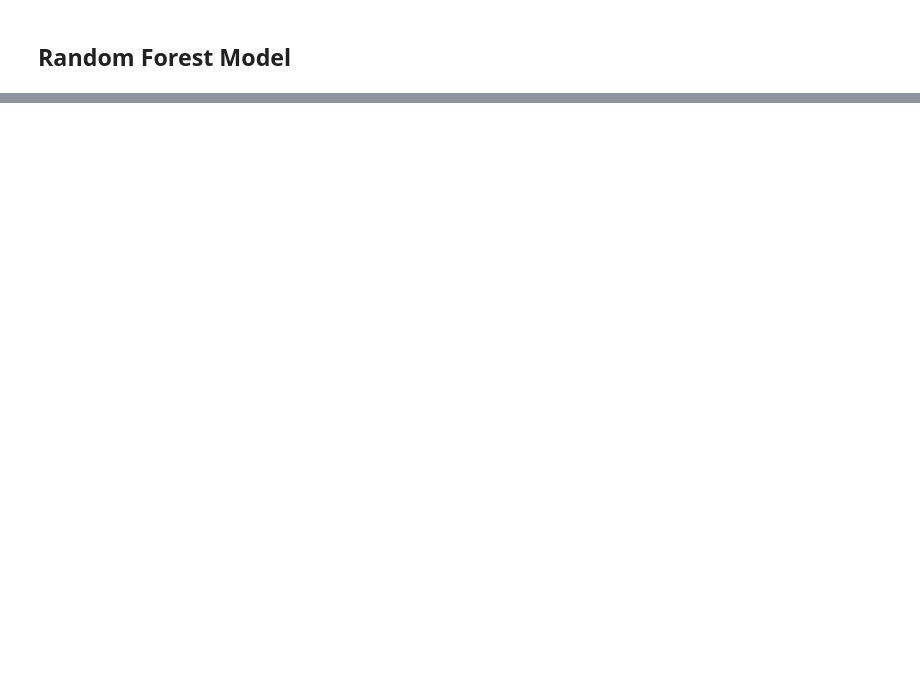
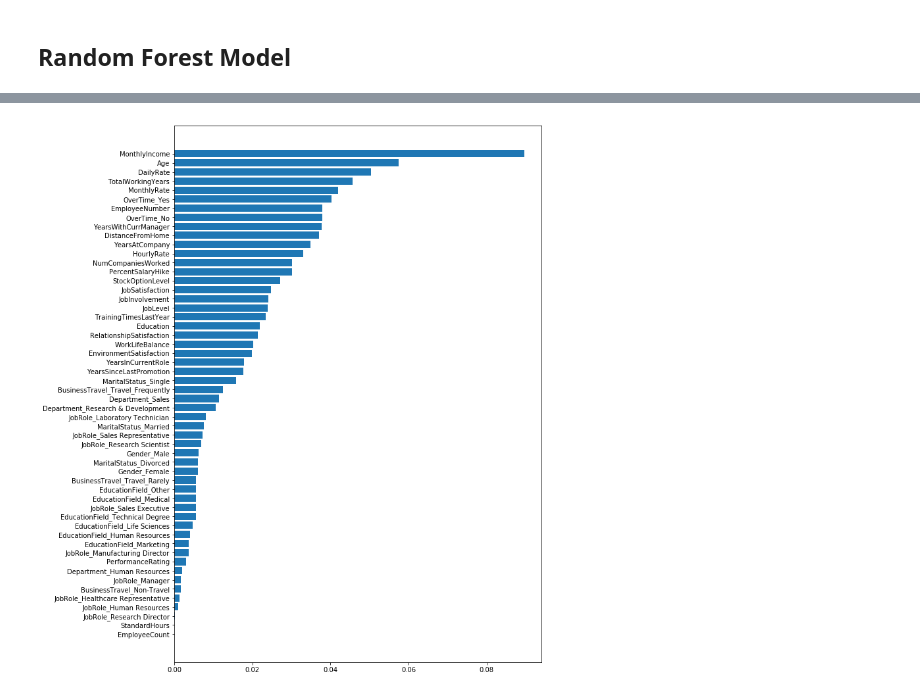
Before and after one commit to LillyanPan/AttritionAnalysis, a Jupyter notebook: Random Forest.ipynb, the cells around one changed output, grey strips where cells are left out. Drawn from its saved outputs; the diff is of its cells as text; code cells hidden in the pictures; blank space fills up the shorter version.

```diff
--- a/Random Forest.ipynb
+++ b/Random Forest.ipynb
@@ -14,10 +17,12 @@ from sklearn.ensemble import RandomForestClassifier
 X_trO = pd.read_csv("trainEmployeeData.csv")
 Y_tr = X_trO[['Attrition']]
 X_tr = X_trO.drop(['Attrition','Unnamed: 0'], 1)
+X_tr = X_tr.drop(['Over18'], axis=1)
 
 X_testO = pd.read_csv("testEmployeeData.csv")
 Y_test = X_testO[['Attrition', 'Unnamed: 0']]
 X_test = X_testO.drop(['Attrition','Unnamed: 0'], 1)
+X_test = X_test.drop(['Over18'], axis=1)
 # %%
 X_tr.head()
 # %% [output]
@@ -112,0 +120,15 @@ tran_X_tr.head()
+# %%
+param_grid = [
+  {
+      'n_estimators': [10, 20, 40, 80, 160],
+      'max_depth': [10, 20, 30, 40, 50, 55],
+      'max_features': ['sqrt', 'log2', 10]
+  }
+]
+
+rfc = RandomForestClassifier(n_jobs=-1)
+CV_rfc = GridSearchCV(estimator = rfc, param_grid = param_grid, cv = 5, verbose = 1)
+
+CV_rfc.fit(tran_X_tr, tran_Y_tr)
+
+opt_parameters = CV_rfc.best_params_
@@ -113,7 +185,11 @@ tran_X_tr.head()
 # %%
-# 50 trees, 30/55 features
-rf_model = RandomForestClassifier(n_estimators=50, max_depth=30, max_features='auto')
-rf_model.fit(tran_X_tr, tran_Y_tr)
-print("Training accuracy: ", rf_model.score(tran_X_tr, tran_Y_tr))
-print("Test accuracy: ", rf_model.score(tran_X_test, tran_Y_test))
+rfc = RandomForestClassifier(max_depth = opt_parameters["max_depth"]
+                        ,max_features = opt_parameters['max_features']
+                        ,n_estimators = opt_parameters['n_estimators']
+                        ,n_jobs = -1)
+
+rfc_fit = rfc.fit(tran_X_tr,tran_Y_tr)
+
+print("Training accuracy: ", rfc_fit.score(tran_X_tr, tran_Y_tr))
+print("Test accuracy: ", rfc_fit.score(tran_X_test, tran_Y_test))
 # %% [output]
@@ -121,0 +219,14 @@ Test accuracy:  0.857142857143
+# %%
+pp.figure(figsize = (10,15))
+def f_importances(coef, names):
+    imp = coef
+    imp,names = zip(*sorted(zip(imp,names)))
+    n = len(names)
+    pp.barh(range(n), imp, align='center')
+    pp.yticks(range(len(names)), names)
+    pp.show()
+
+features_names = tran_X_tr.columns.values
+f_importances(rfc.feature_importances_, features_names)
+# %% [output]
+[figure, added]
```
Also changed, not shown: parts of 14 cells of this notebook, 1 other file.
